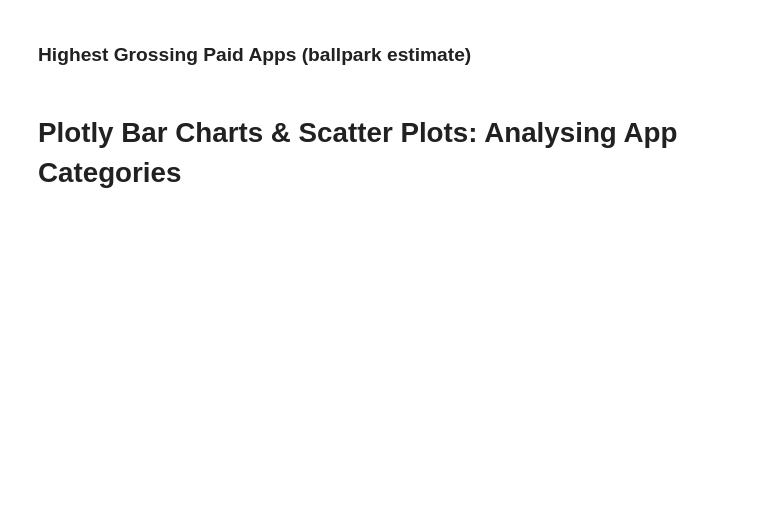
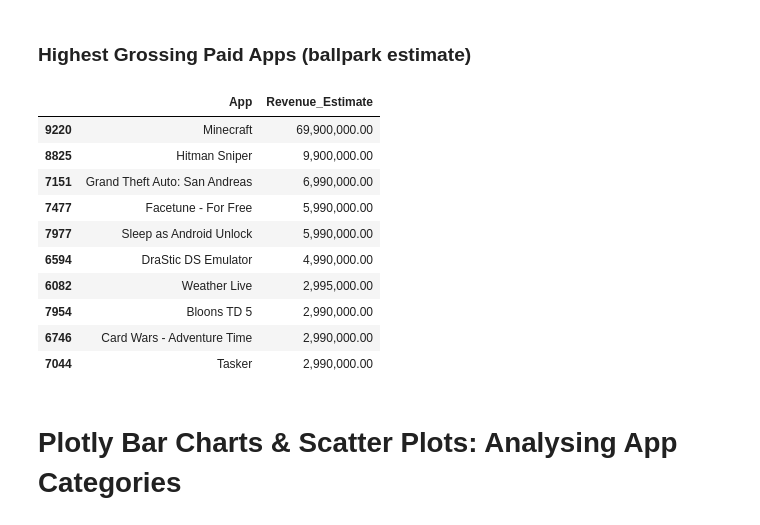
Before and after one commit to shadow19941019/100_day_of_code, a Jupyter notebook: Google_Play_Store_App_Analytics_(start).ipynb, the cells around one changed output. Drawn from its saved outputs; the diff is of its cells as text; code cells hidden in the pictures; blank space fills up the shorter version.

```diff
--- a/Google_Play_Store_App_Analytics_(start).ipynb
+++ b/Google_Play_Store_App_Analytics_(start).ipynb
@@ -182,2 +283,5 @@ Add a column called 'Revenue_Estimate' to the DataFrame. This column should hold
 # %% [markdown]
 ### The most expensive apps sub $250
+# %%
+df_apps_final=df_apps_final[df_apps_final['Price']<=250]
+df_apps_final[['App','Price']].sort_values('Price',ascending=False).head(5)
@@ -184,4 +295,23 @@ Add a column called 'Revenue_Estimate' to the DataFrame. This column should hold
 # %% [markdown]
 ### Highest Grossing Paid Apps (ballpark estimate)
+# %%
+df_apps_final.insert(
+    loc=len(df_apps_final.columns),
+    column='Revenue_Estimate',
+    value=df_apps_final['Installs']*df_apps_final['Price']
+    )
+df_apps_final[['App','Revenue_Estimate']].sort_values('Revenue_Estimate',ascending=False).head(10)
+# %% [output]
+|  | App | Revenue_Estimate |
+| 9220 | Minecraft | 69,900,000.00 |
+| 8825 | Hitman Sniper | 9,900,000.00 |
+| 7151 | Grand Theft Auto: San Andreas | 6,990,000.00 |
+| 7477 | Facetune - For Free | 5,990,000.00 |
+| 7977 | Sleep as Android Unlock | 5,990,000.00 |
+| 6594 | DraStic DS Emulator | 4,990,000.00 |
+| 6082 | Weather Live | 2,995,000.00 |
+| 7954 | Bloons TD 5 | 2,990,000.00 |
+| 6746 | Card Wars - Adventure Time | 2,990,000.00 |
+| 7044 | Tasker | 2,990,000.00 |
 # %% [markdown]
 # Plotly Bar Charts & Scatter Plots: Analysing App Categories
```
Also changed, not shown: parts of 13 cells of this notebook.
